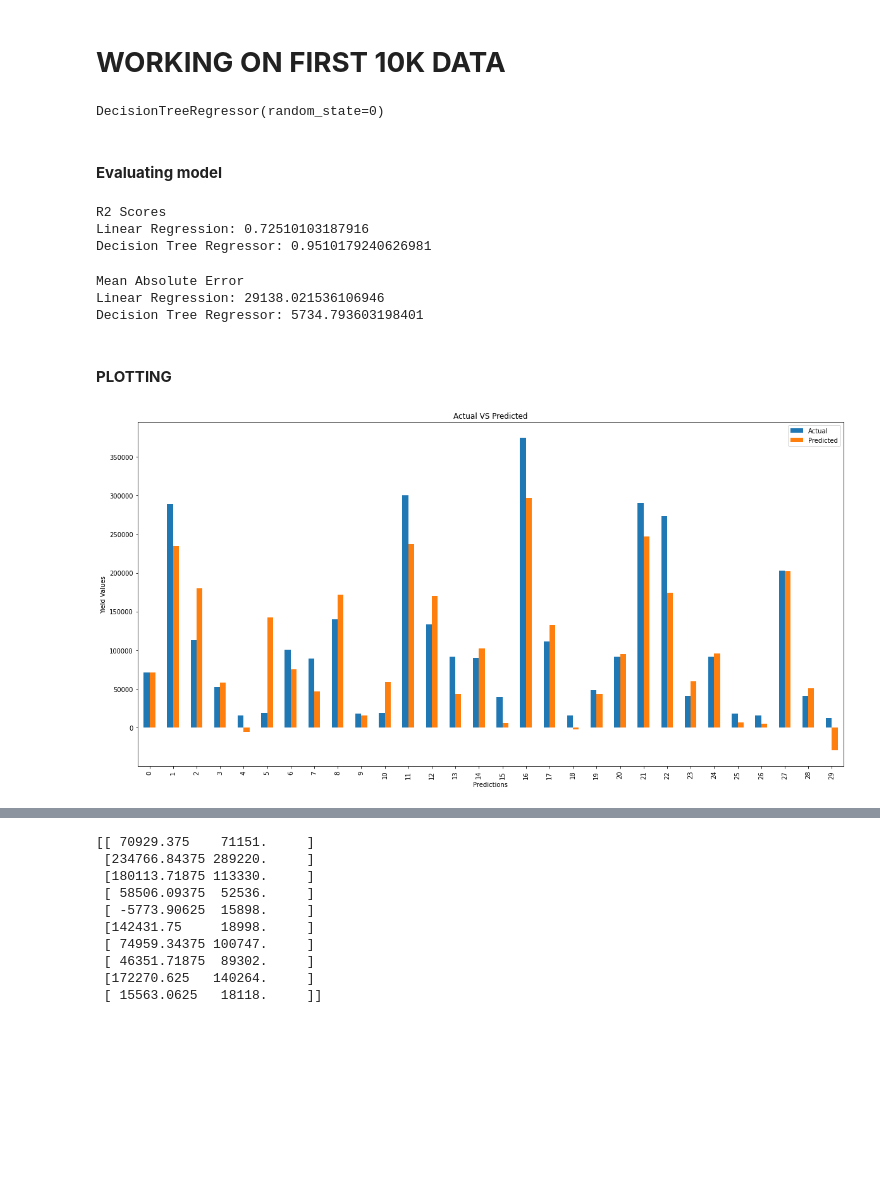
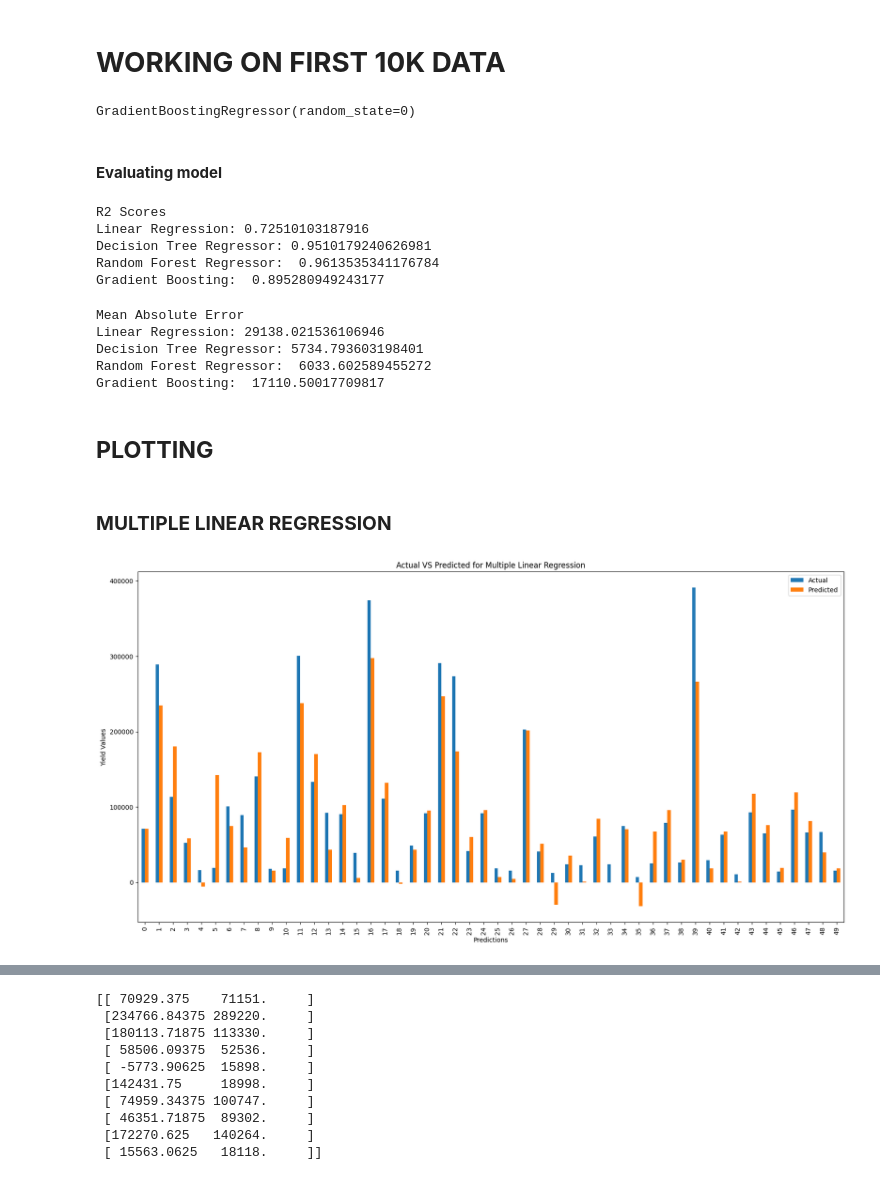
Before and after one commit to ryukirisame/crop-yield-prediction, a Jupyter notebook: crop yield predict_4.0.ipynb, the cells around one changed output, grey strips where cells are left out. Drawn from its saved outputs; the diff is of its cells as text; code cells hidden in the pictures; blank space fills up the shorter version.

```diff
--- a/crop yield predict_4.0.ipynb
+++ b/crop yield predict_4.0.ipynb
@@ -438,12 +477,25 @@ label_10k=label[:10001]
 from sklearn.model_selection import train_test_split
 train_data, test_data, train_labels, test_labels = train_test_split(features_10k, label_10k, test_size=0.2, random_state=0)
 # %%
+# Fitting model
+
 from sklearn.linear_model import LinearRegression
 from sklearn.tree import DecisionTreeRegressor
+from sklearn.ensemble import RandomForestRegressor
+from sklearn.ensemble import GradientBoostingRegressor
+
+
 regressor_linear_10k=LinearRegression()
 regressor_linear_10k.fit(train_data, train_labels)
+
 regressor_decision_tree_10k=DecisionTreeRegressor(random_state=0)
 regressor_decision_tree_10k.fit(train_data, train_labels)
+
+regressor_random_forest_10k=RandomForestRegressor(random_state=0)
+regressor_random_forest_10k.fit(train_data, train_labels)
+
+regressor_gradient_boosting_10k=GradientBoostingRegressor(random_state=0)
+regressor_gradient_boosting_10k.fit(train_data, train_labels)
 # %% [output]
-DecisionTreeRegressor(random_state=0)
+GradientBoostingRegressor(random_state=0)
 # %%
@@ -455,30 +511,44 @@ tree_pred_10k=regressor_decision_tree_10k.predict(test_data)
 from sklearn.metrics import r2_score
 r2_linear_10k = r2_score(test_labels,linear_pred_10k)
 r2_tree_10k=r2_score(test_labels, tree_pred_10k)
-print("R2 Scores\nLinear Regression:", r2_linear_10k, "\nDecision Tree Regressor:", r2_tree_10k)
+r2_random_forest_10k=r2_score(test_labels, random_forest_pred_10k)
+r2_gradient_boosting_10k=r2_score(test_labels, gradient_boosting_pred_10k)
+print("R2 Scores\nLinear Regression:", r2_linear_10k, "\nDecision Tree Regressor:", r2_tree_10k, "\nRandom Forest Regressor: ", r2_random_forest_10k)
+print("Gradient Boosting: ", r2_gradient_boosting_10k)
 # %% [output]
 R2 Scores
 Linear Regression: 0.72510103187916
 Decision Tree Regressor: 0.9510179240626981
+Random Forest Regressor:  0.9613535341176784
+Gradient Boosting:  0.895280949243177
 # %%
 from sklearn.metrics import mean_absolute_error
 mae_linear_10k=mean_absolute_error(test_labels, linear_pred_10k)
 mae_tree_10k=mean_absolute_error(test_labels, tree_pred_10k)
-print("Mean Absolute Error\nLinear Regression:", mae_linear_10k, "\nDecision Tree Regressor:", mae_tree_10k)
+mae_random_forest_10k=mean_absolute_error(test_labels, random_forest_pred_10k)
+mae_gradient_boosting_10k=mean_absolute_error(test_labels, gradient_boosting_pred_10k)
+print("Mean Absolute Error\nLinear Regression:", mae_linear_10k, "\nDecision Tree Regressor:", mae_tree_10k, "\nRandom Forest Regressor: ", mae_random_forest_10k)
+print("Gradient Boosting: ", mae_gradient_boosting_10k)
 # %% [output]
 Mean Absolute Error
 Linear Regression: 29138.021536106946
 Decision Tree Regressor: 5734.793603198401
+Random Forest Regressor:  6033.602589455272
+Gradient Boosting:  17110.50017709817
 # %% [markdown]
-#### **PLOTTING**
+## **PLOTTING**
+# %% [markdown]
+### **MULTIPLE LINEAR REGRESSION**
 # %%
+# Multiple Linear Regression
+plot_10k_df_linear=pd.DataFrame({'Actual':test_labels, 'Predicted':linear_pred_10k})
 
-plot_10k_df_linear=pd.DataFrame({'Actual':test_labels, 'Predicted':linear_pred_10k})[:30]
-plot_10k_df_linear.reset_index(inplace=True)
-plot_10k_df_linear.plot(x='index',kind='bar', figsize=(20,10))
+bar_plot_10k_results=plot_10k_df_linear[:50]
+bar_plot_10k_results.reset_index(inplace=True)
+bar_plot_10k_results.plot(x='index',kind='bar', figsize=(20,10))
 plt.ylabel('Yield Values')
 plt.xlabel('Predictions')
-plt.title('Actual VS Predicted')
+plt.title('Actual VS Predicted for Multiple Linear Regression')
 plt.show()
 # %% [output]
-[figure, old version]
+[figure, new version]
```
Also changed, not shown: parts of 21 cells of this notebook.
